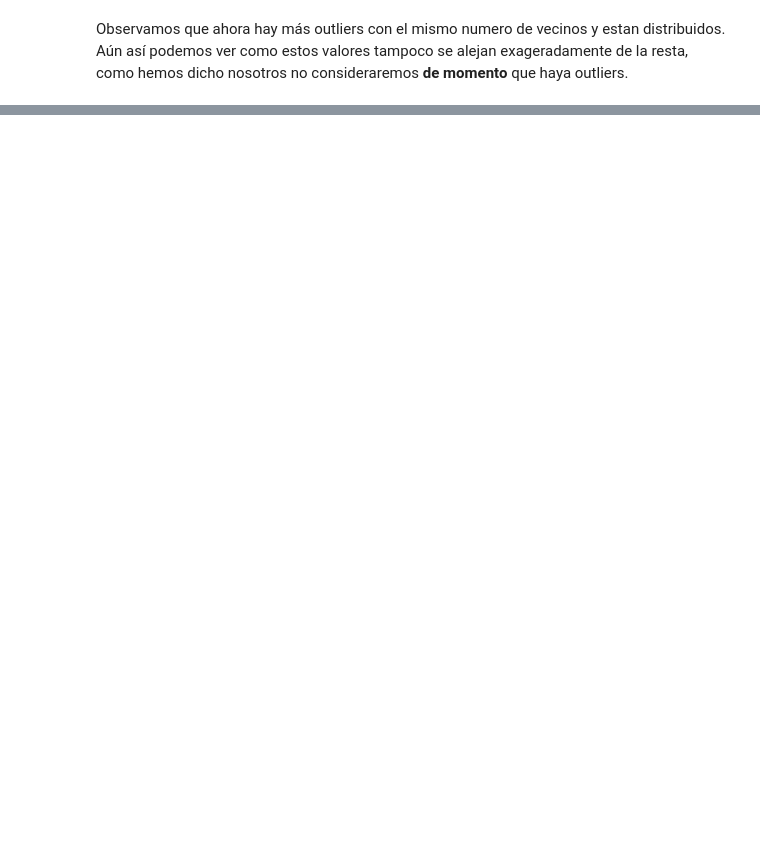
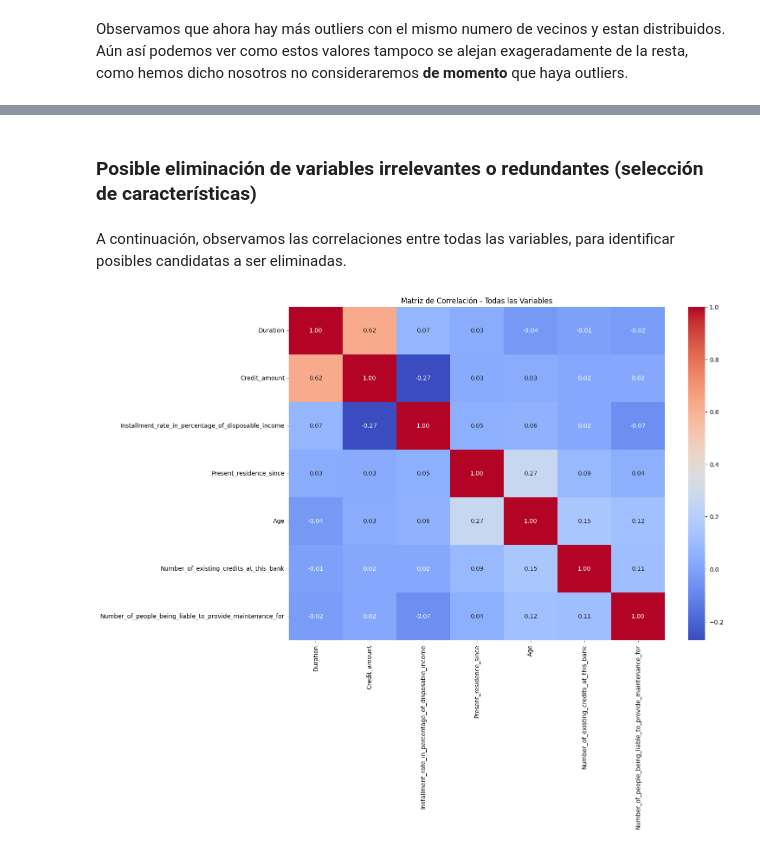
Before and after one commit to Ivian34/PRACTICA_APA, a Jupyter notebook: PracticaAPA.ipynb, the cells around one changed output, grey strips where cells are left out. Drawn from its saved outputs; the diff is of its cells as text; code cells hidden in the pictures; blank space fills up the shorter version.

```diff
--- a/PracticaAPA.ipynb
+++ b/PracticaAPA.ipynb
@@ -650,0 +510,29 @@ display("Después de la conversión de las variables categóricas:", df.head())
+# %% [markdown]
+### Posible eliminación de variables irrelevantes o redundantes (selección de características)
+# %% [markdown]
+A continuación, observamos las correlaciones entre todas las variables, para identificar posibles candidatas a ser eliminadas.
+# %%
+import seaborn as sns
+import matplotlib.pyplot as plt
+
+
+# Verificar si hay variables numéricas
+if len(numerical_cols) == 0:
+    print("No hay columnas numéricas válidas para generar un mapa de calor.")
+else:
+    # Calcular la matriz de correlación para todas las variables numéricas
+    combined_corr_matrix = df[numerical_cols].corr()
+
+    # Visualizar el mapa de calor
+    plt.figure(figsize=(14, 10))
+    sns.heatmap(
+        combined_corr_matrix,
+        annot=True,
+        fmt='.2f',
+        cmap='coolwarm',
+        cbar=True
+    )
+    plt.title('Matriz de Correlación - Todas las Variables')
+    plt.show()
+# %% [output]
+[figure, added]
```
Also changed, not shown: parts of 55 cells of this notebook, 1 other file.
